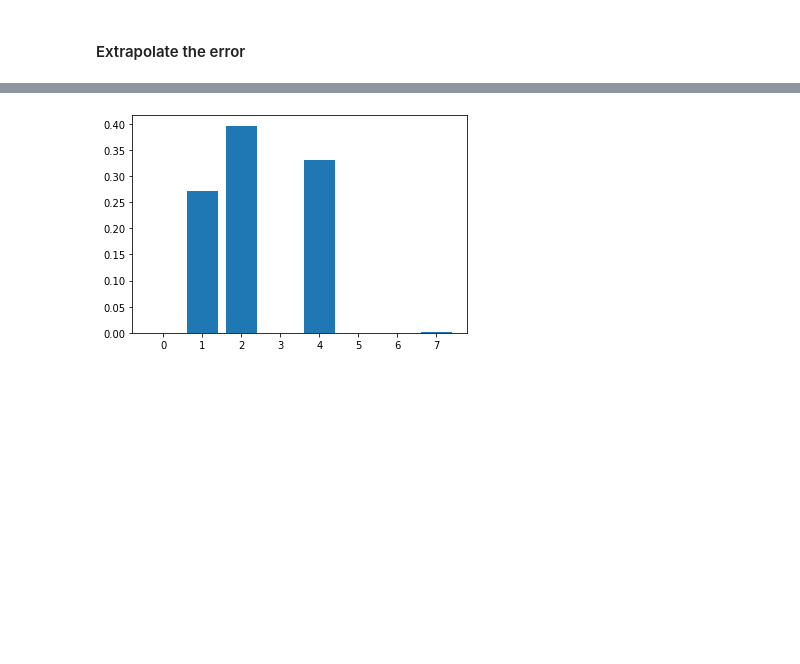
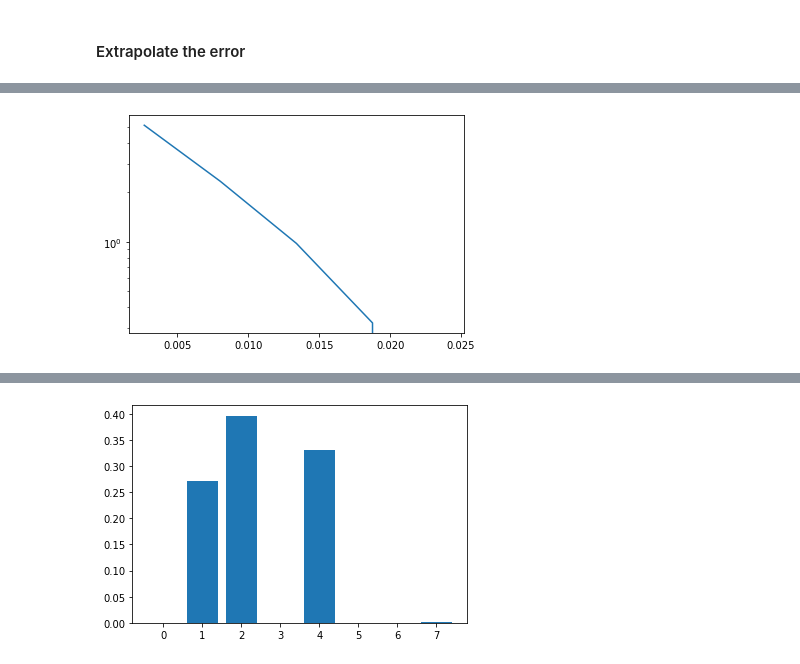
Before and after one commit to emacosta95/2nd_qa4nsm, a Jupyter notebook: ImplementationonQiskit.ipynb, the cells around one changed output, grey strips where cells are left out. Drawn from its saved outputs; the diff is of its cells as text; code cells hidden in the pictures; blank space fills up the shorter version.

```diff
--- a/ImplementationonQiskit.ipynb
+++ b/ImplementationonQiskit.ipynb
@@ -785,0 +826,27 @@ plt.show()
+# %%
+from qiskit import QuantumCircuit
+from copy import deepcopy
+
+
+def amplify_cnots_qiskit(circuit, cnot_multiples=[0,2, 4, 6, 8]):
+    """
+    Amplify noise in a Qiskit circuit by repeating each CNOT gate multiple (even) times.
+    Returns a list of new circuits with amplified CNOTs.
+    """
+    amplified_circuits = []
+
+    for m in cnot_multiples:
+        new_circuit = QuantumCircuit(circuit.num_qubits, circuit.num_clbits)
+
+        for instr, qargs, cargs in circuit.data:
+            if instr.name == "cx":
+                control = circuit.find_bit(qargs[0]).index
+                target = circuit.find_bit(qargs[1]).index
+                for _ in range(m + 1):  # original + m times
+                    new_circuit.cx(control, target)
+            else:
+                new_circuit.append(deepcopy(instr), qargs, cargs)
+
+        amplified_circuits.append(new_circuit)
+
+    return amplified_circuits
@@ -785,0 +932,8 @@ plt.show()
+# %%
+errors=np.array([1,3,5,7,9])*2.68*10**-3
+
+plt.plot(errors,energies_vs_noise_dec-energies_vs_noise_dec[-1])
+plt.semilogy()
+plt.show()
+# %% [output]
+[figure, added]
```
Also changed, not shown: parts of 8 cells of this notebook, 2 other files.
